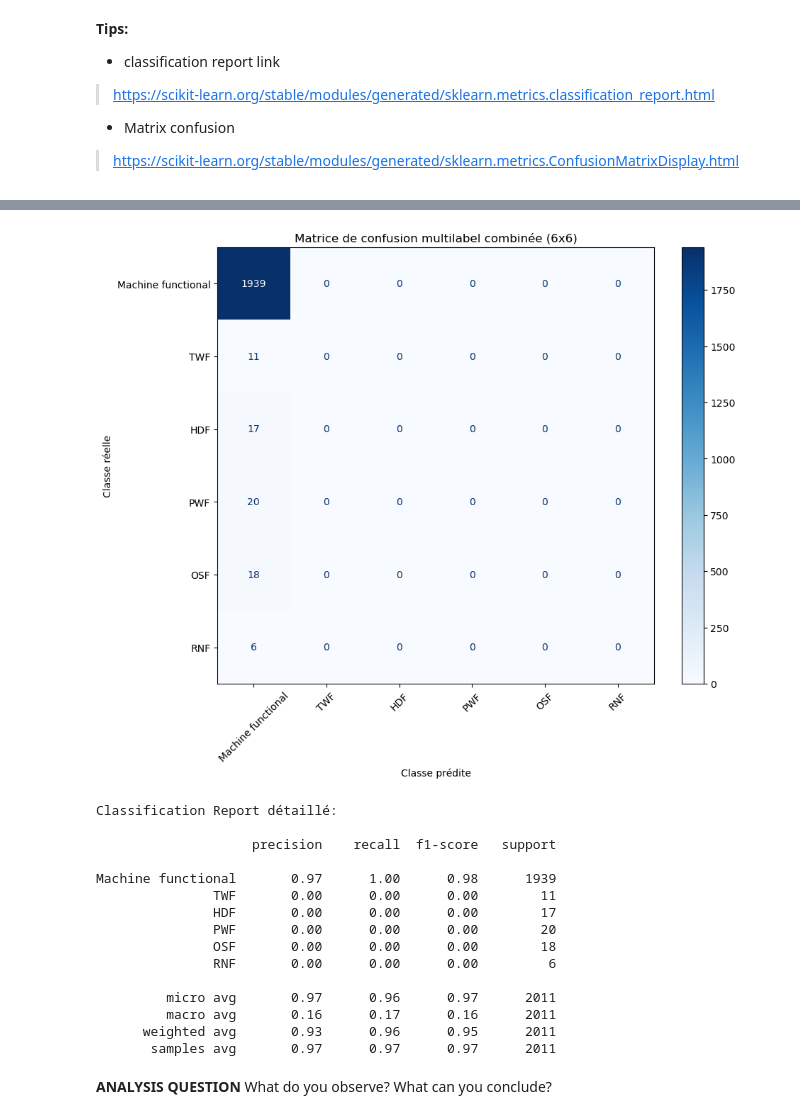
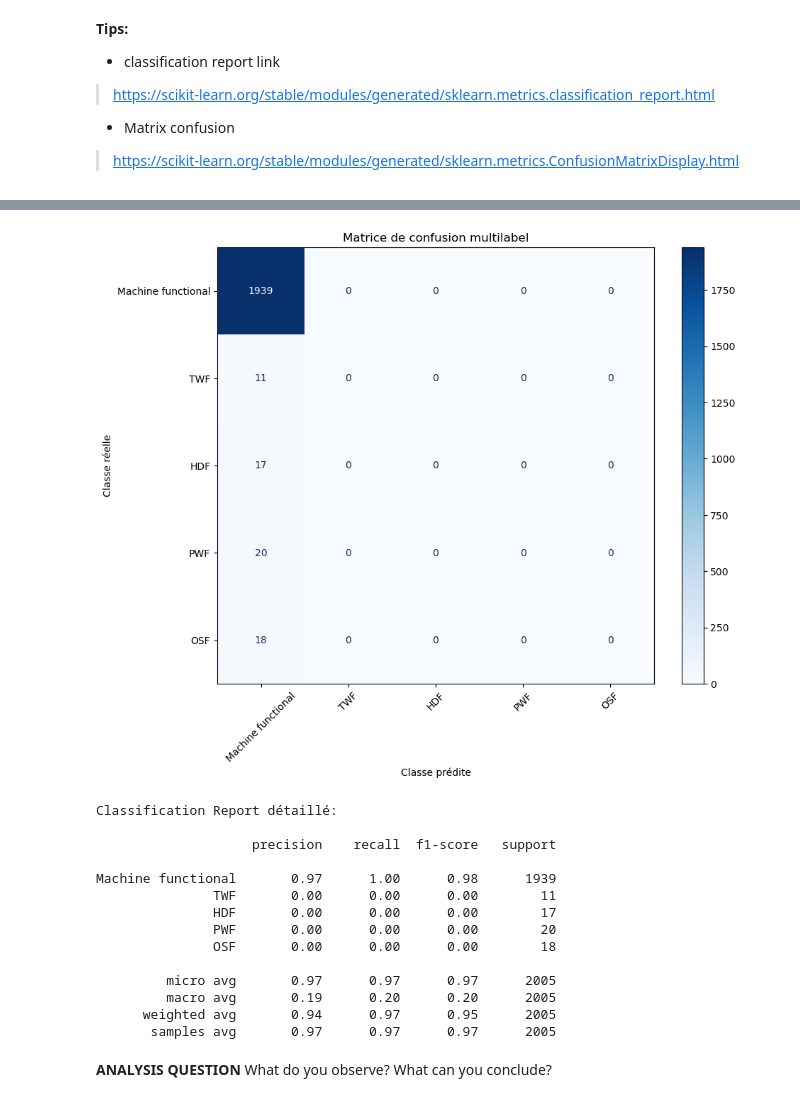
Before and after one commit to rosecymbler/IAEmbarquee, a Jupyter notebook: TP_IA_EMBARQUEE.ipynb, the cells around one changed output, grey strips where cells are left out. Cells and saved outputs as stored; diff of their text form; code cells hidden in the pictures.

```diff
--- a/TP_IA_EMBARQUEE.ipynb
+++ b/TP_IA_EMBARQUEE.ipynb
@@ -270,7 +268,7 @@ model = keras.Sequential([
     keras.layers.Dense(32, activation='relu'),  # deuxieme couche cachée avec 32 neurones
     keras.layers.Dropout(0.2),
     keras.layers.Dense(16, activation='relu'),  # troisieme couche cachée avec 16 neurones
-    keras.layers.Dense(6, activation='softmax')
+    keras.layers.Dense(5, activation='softmax')
 ])
 
 
@@ -305,7 +303,7 @@ Model: "sequential_24"
 # %%
 
 #on entraine le modèle
-history = model.fit(X_train, Y_train, epochs=30, batch_size=32, validation_data=(X_test, Y_test))
+history = model.fit(X_train, Y_train, epochs=50, batch_size=32, validation_data=(X_test, Y_test))
 
 
 train_loss = history.history['loss']
@@ -374,16 +372,16 @@ Epoch 30/30
 Y_pred_proba = model.predict(X_test)
 Y_pred = (Y_pred_proba >= 0.5).astype(int)
 
-classes = ["Machine functional", "TWF", "HDF", "PWF", "OSF", "RNF"]
+classes = ["Machine functional", "TWF", "HDF", "PWF", "OSF"]
 
-# Créer une matrice vide 6x6
-cm_combined = np.zeros((6, 6), dtype=int)
+# Créer une matrice vide 5x5s
+cm_combined = np.zeros((5, 5), dtype=int)
 
 # Remplir la matrice de confusion combinée
 for true, pred in zip(Y_test.values, Y_pred):
-    for i in range(6):  # classe réelle
+    for i in range(5):  # classe réelle
         if true[i] == 1:
-            for j in range(6):  # classe prédite
+            for j in range(5):  # classe prédite
                 if pred[j] == 1:
                     cm_combined[i, j] += 1
 
@@ -406,4 +404,4 @@ print(classification_report(Y_test, Y_pred, target_names=classes))
-[figure, old version]
+[figure, new version]
 Classification Report détaillé:
 
                     precision    recall  f1-score   support
@@ -413,12 +411,11 @@ Machine functional       0.97      1.00      0.98      1939
                HDF       0.00      0.00      0.00        17
                PWF       0.00      0.00      0.00        20
                OSF       0.00      0.00      0.00        18
-               RNF       0.00      0.00      0.00         6
 
-         micro avg       0.97      0.96      0.97      2011
-         macro avg       0.16      0.17      0.16      2011
-      weighted avg       0.93      0.96      0.95      2011
-       samples avg       0.97      0.97      0.97      2011
+         micro avg       0.97      0.97      0.97      2005
+         macro avg       0.19      0.20      0.20      2005
+      weighted avg       0.94      0.97      0.95      2005
+       samples avg       0.97      0.97      0.97      2005
 # %% [markdown]
 **ANALYSIS QUESTION** What do you observe? What can you conclude?
 # %% [markdown]
```
Also changed, not shown: parts of 13 cells of this notebook.
